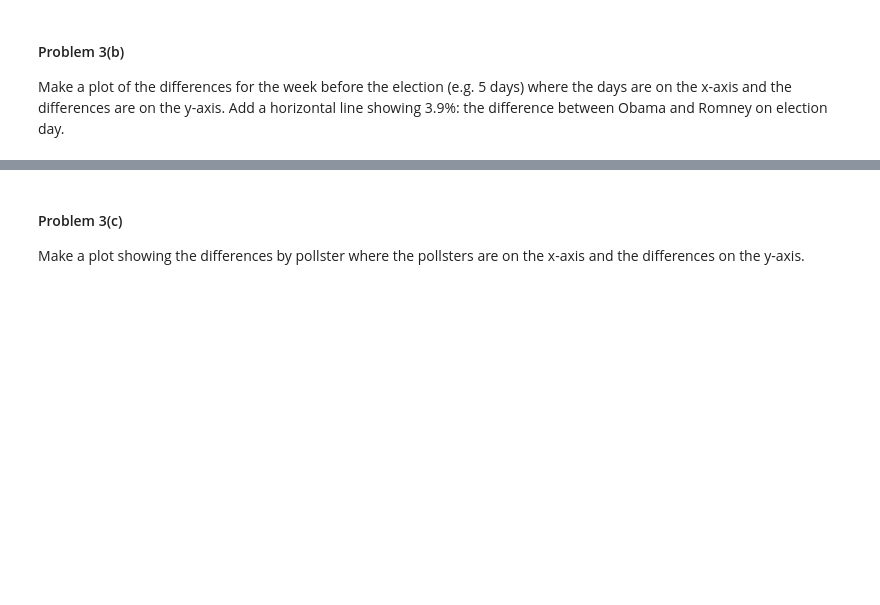
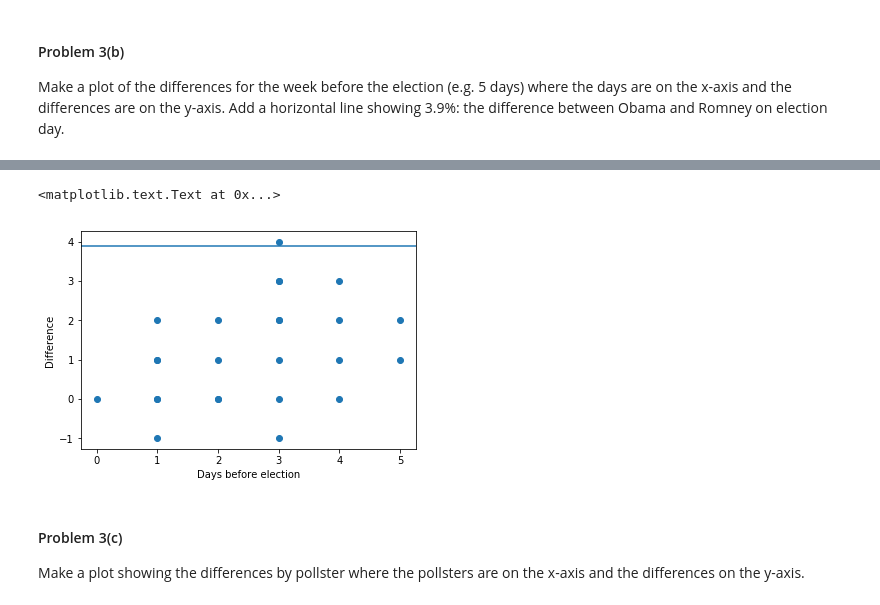
Before and after one commit to Theerit/2014, a Jupyter notebook: homework/HW2.ipynb, the cells around one changed output, grey strips where cells are left out. Drawn from its saved outputs; the diff is of its cells as text; code cells hidden in the pictures; blank space fills up the shorter version.

```diff
--- a/homework/HW2.ipynb
+++ b/homework/HW2.ipynb
@@ -481,3 +471,16 @@ election.head()
+# %%
+#your code here
+election_date = max(election["Start Date"])
+filtered = election[map(lambda x: (election_date - x).days <= 5, election['Start Date'])]
+#filtered = filtered.sort(columns='Start Date')
+days= map(lambda x: (election_date-x).days,filtered['Start Date'])
+plt.scatter(days,filtered.Diff)
+plt.axhline(3.9)
+plt.xlabel('Days before election')
+plt.ylabel('Difference')
+# %% [output]
+<matplotlib.text.Text at 0x...>
+[figure, added]
 # %% [markdown]
 #### Problem 3(c)
 
```
Also changed, not shown: parts of 13 cells of this notebook.
